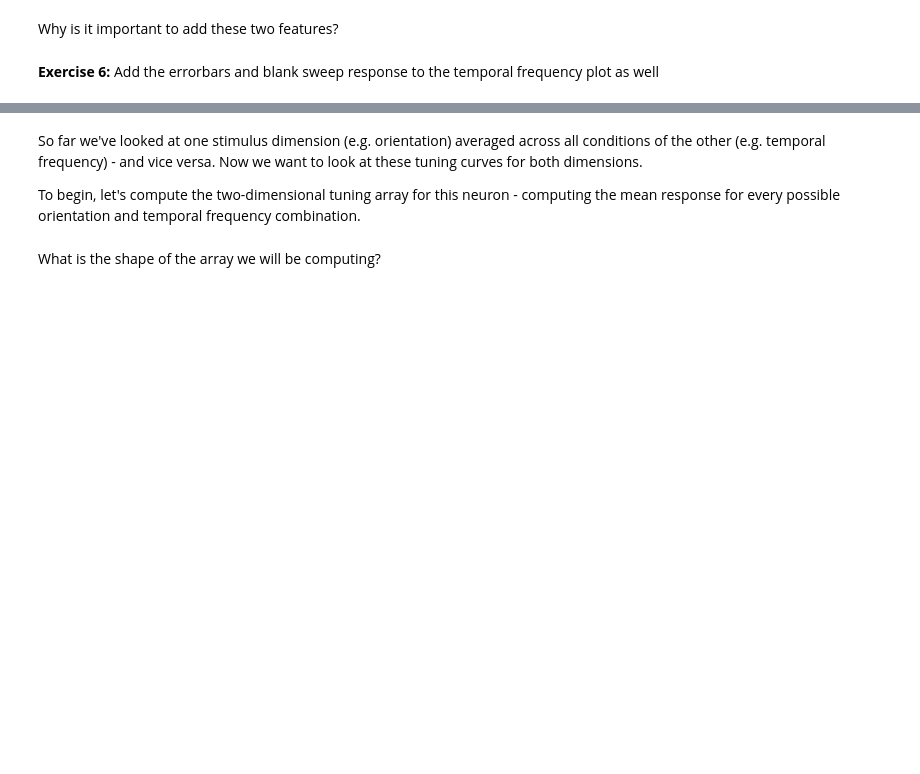
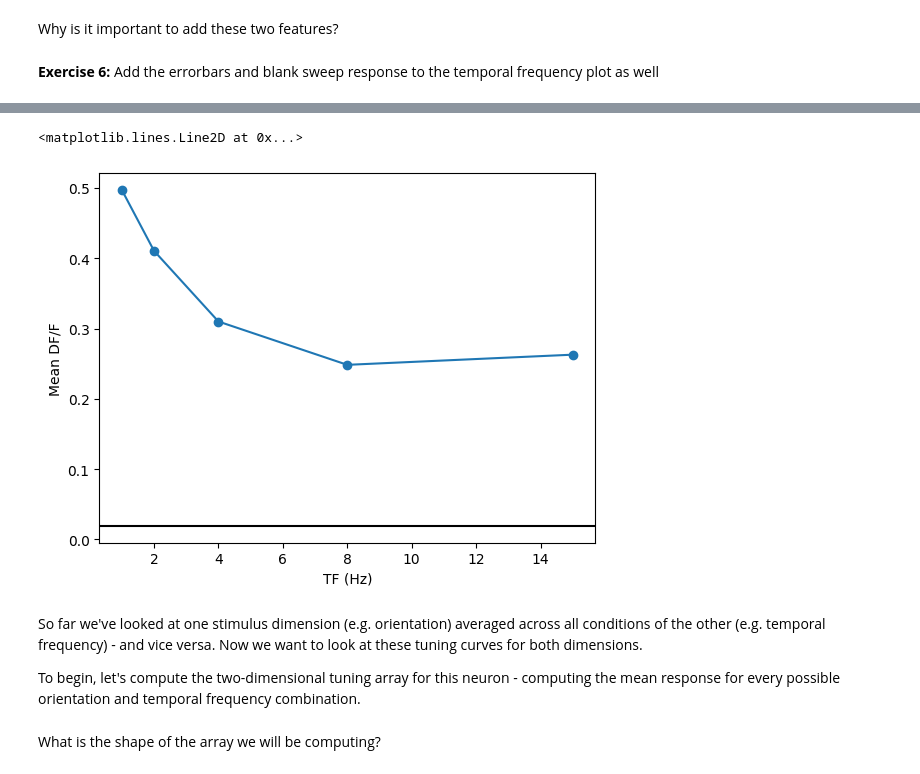
Before and after one commit to mahagueheme-Lesly/TReND-CaMinA, a Jupyter notebook: notebooks/Zambia25/07-to-10-Mon-toThu-AllenTutorial/Session_2_Tuning_Curves.ipynb, the cells around one changed output, grey strips where cells are left out. Drawn from its saved outputs; the diff is of its cells as text; code cells hidden in the pictures; blank space fills up the shorter version.

```diff
--- a/notebooks/Zambia25/07-to-10-Mon-toThu-AllenTutorial/Session_2_Tuning_Curves.ipynb
+++ b/notebooks/Zambia25/07-to-10-Mon-toThu-AllenTutorial/Session_2_Tuning_Curves.ipynb
@@ -381,3 +450,11 @@ Why is it important to add these two features?
+# %%
+plt.plot(tfvals, tuning_tf[:,0], 'o-')
+plt.xlabel("TF (Hz)")
+plt.ylabel("Mean DF/F")
+plt.axhline(blank_response_mean, color='k')
+# %% [output]
+<matplotlib.lines.Line2D at 0x...>
+[figure, added]
 # %% [markdown]
 So far we've looked at one stimulus dimension (e.g. orientation) averaged across all conditions of the other (e.g. temporal frequency) - and vice versa. Now we want to look at these tuning curves for both dimensions.
 <p>To begin, let's compute the two-dimensional tuning array for this neuron - computing the mean response for every possible orientation and temporal frequency combination.
```
Also changed, not shown: parts of 11 cells of this notebook.
